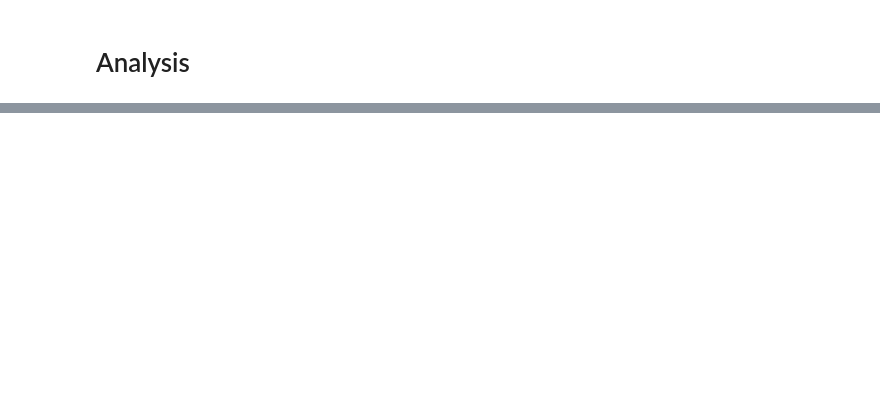
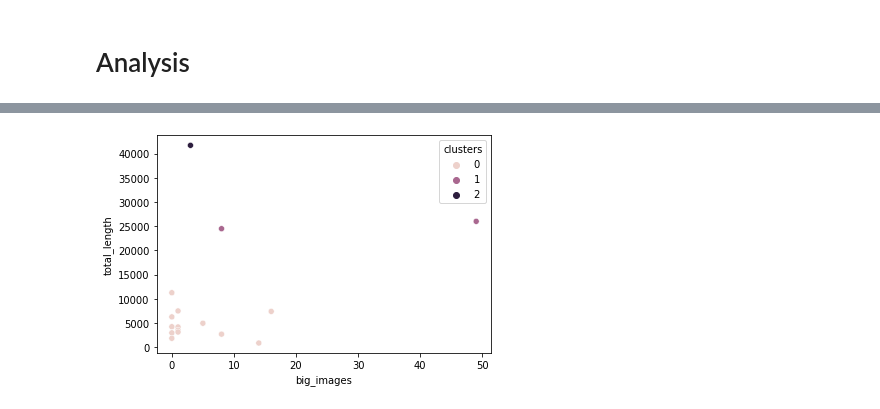
Before and after one commit to thomjur/zfdg_website_scraper, a Jupyter notebook: troubleshoting_notebook.ipynb, the cells around one changed output, grey strips where cells are left out. Saved outputs shown, nothing was run; the diff lists cells and outputs as text; code cells hidden in the pictures; blank space fills up the shorter version.

Commit message:
save before adding background-image addition

```diff
--- a/troubleshoting_notebook.ipynb
+++ b/troubleshoting_notebook.ipynb
@@ -26,3 +64,7 @@ dp = DataPreparation()
 ana = Analyzer()
 # %%
 # Clustering & Standardization
+# %%
+df_orig = ana.data_df
+# %%
+df_orig_clustered = ana.clusterData(df_orig[["big_images", "total_length"]])
@@ -28,0 +91,4 @@ ana = Analyzer()
+# %%
+ana.visualizeCluster(df_orig_clustered, "big_images", "total_length")
+# %% [output]
+[figure, added]
```
Also changed, not shown: parts of 13 cells of this notebook, 4 other files.
